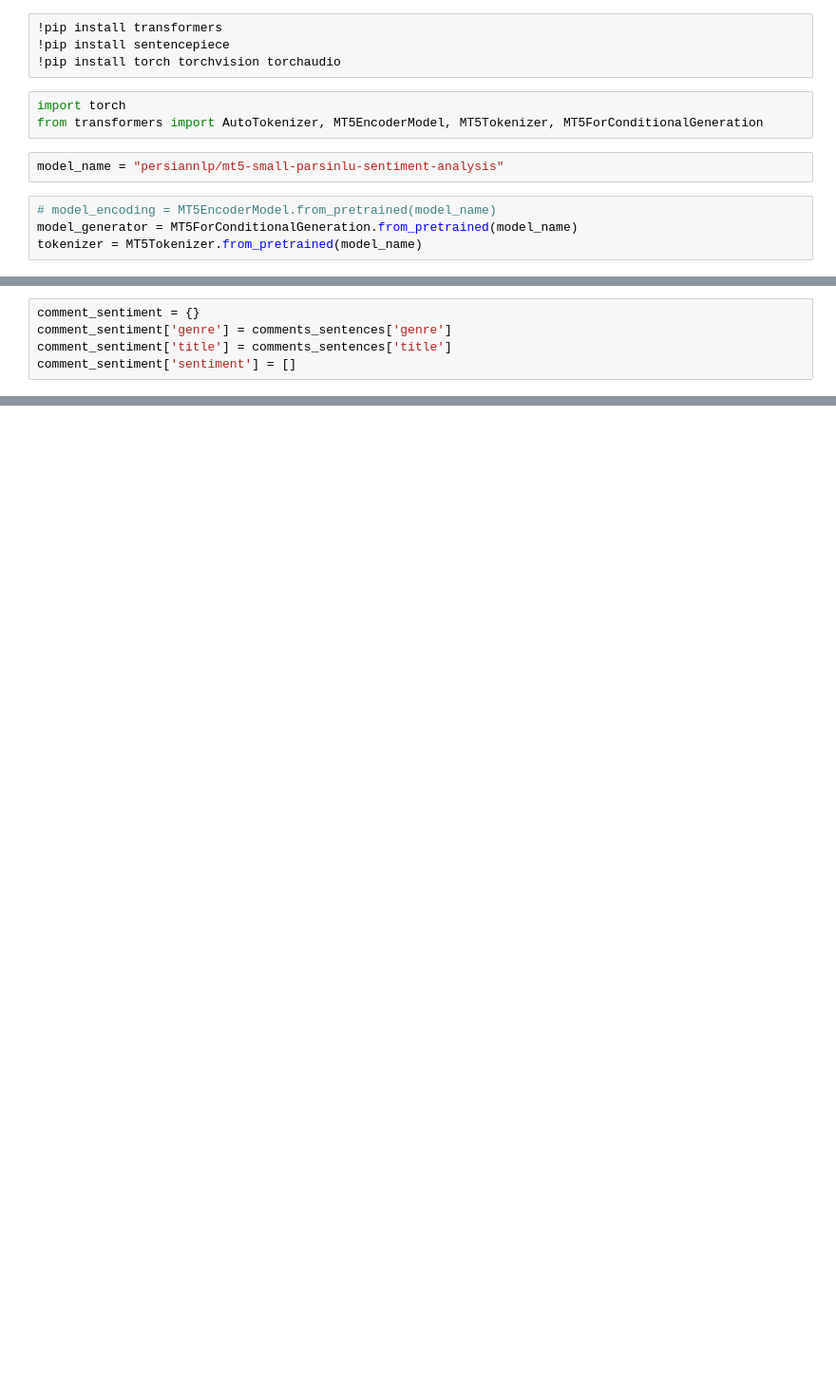
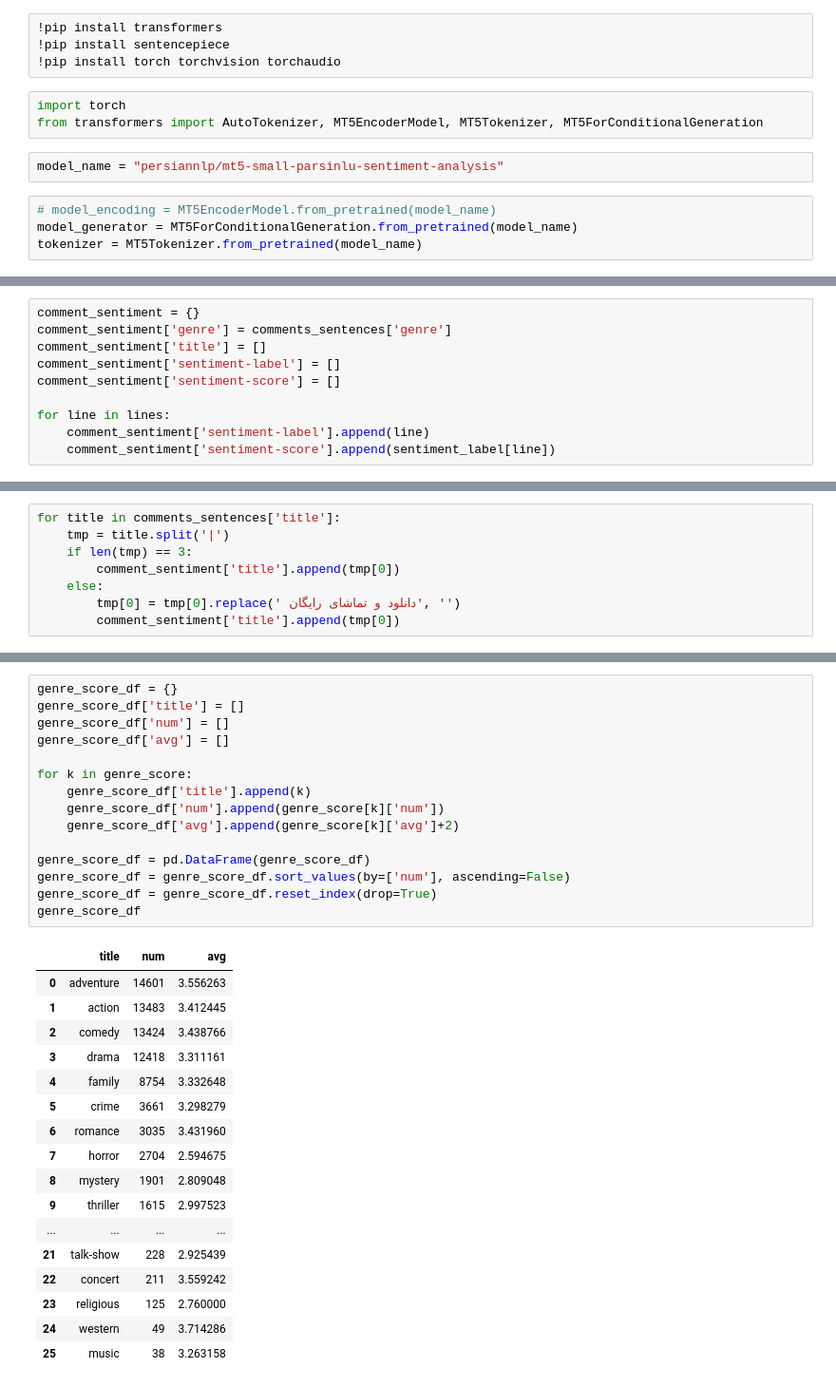
Before and after one commit to MMovasaghi/nlp, a Jupyter notebook: hw1/code/Untitled.ipynb, the cells around one changed output, grey strips where cells are left out. Shown: that part at 95% size. Cells and saved outputs as stored; diff of their text form; blank space fills up the shorter version.

```diff
--- a/hw1/code/Untitled.ipynb
+++ b/hw1/code/Untitled.ipynb
@@ -1243,5 +1253,10 @@ print(f'# Done until {num}, Must be {interval[1]}')
 # %%
 comment_sentiment = {}
 comment_sentiment['genre'] = comments_sentences['genre']
-comment_sentiment['title'] = comments_sentences['title']
-comment_sentiment['sentiment'] = []
+comment_sentiment['title'] = []
+comment_sentiment['sentiment-label'] = []
+comment_sentiment['sentiment-score'] = []
+
+for line in lines:
+    comment_sentiment['sentiment-label'].append(line)
+    comment_sentiment['sentiment-score'].append(sentiment_label[line])
@@ -1264,0 +1263,8 @@ comment_sentiment['sentiment']
+# %%
+for title in comments_sentences['title']:
+    tmp = title.split('|')
+    if len(tmp) == 3:
+        comment_sentiment['title'].append(tmp[0])
+    else:
+        tmp[0] = tmp[0].replace(' دانلود و تماشای رایگان', '')
+        comment_sentiment['title'].append(tmp[0])
@@ -1264,0 +1297,33 @@ comment_sentiment['sentiment']
+# %%
+genre_score_df = {}
+genre_score_df['title'] = []
+genre_score_df['num'] = []
+genre_score_df['avg'] = []
+
+for k in genre_score:
+    genre_score_df['title'].append(k)
+    genre_score_df['num'].append(genre_score[k]['num'])
+    genre_score_df['avg'].append(genre_score[k]['avg']+2)
+
+genre_score_df = pd.DataFrame(genre_score_df)
+genre_score_df = genre_score_df.sort_values(by=['num'], ascending=False)
+genre_score_df = genre_score_df.reset_index(drop=True)
+genre_score_df
+# %% [output]
+|  | title | num | avg |
+| 0 | adventure | 14601 | 3.556263 |
+| 1 | action | 13483 | 3.412445 |
+| 2 | comedy | 13424 | 3.438766 |
+| 3 | drama | 12418 | 3.311161 |
+| 4 | family | 8754 | 3.332648 |
+| 5 | crime | 3661 | 3.298279 |
+| 6 | romance | 3035 | 3.431960 |
+| 7 | horror | 2704 | 2.594675 |
+| 8 | mystery | 1901 | 2.809048 |
+| 9 | thriller | 1615 | 2.997523 |
+| ... | ... | ... | ... |
+| 21 | talk-show | 228 | 2.925439 |
+| 22 | concert | 211 | 3.559242 |
+| 23 | religious | 125 | 2.760000 |
+| 24 | western | 49 | 3.714286 |
+| 25 | music | 38 | 3.263158 |
```
Also changed, not shown: parts of 24 cells of this notebook, 3 other files.
